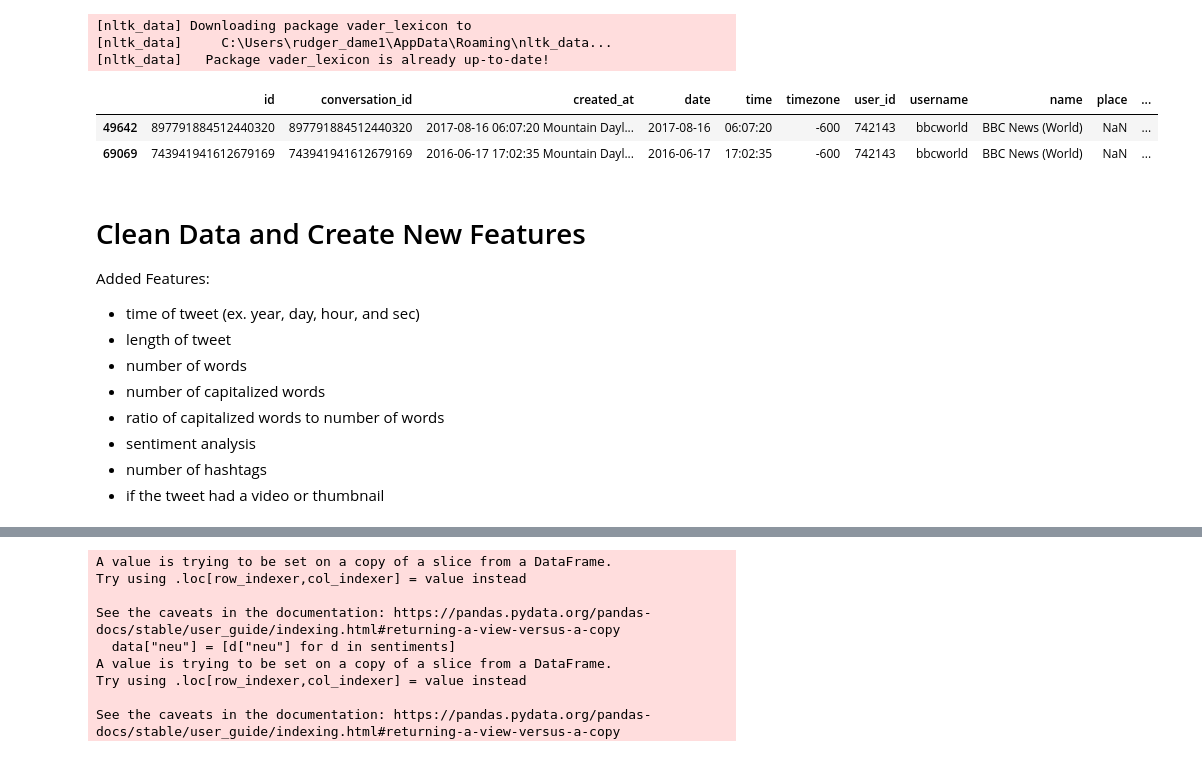
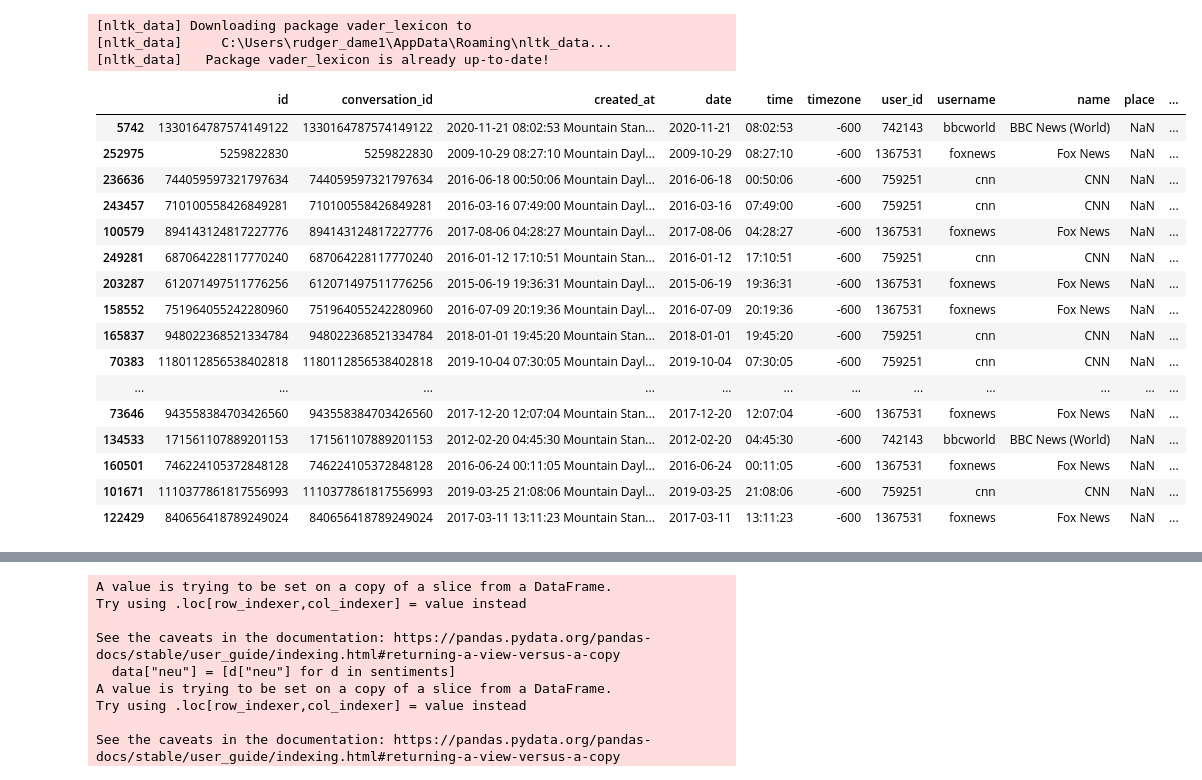
Before and after one commit to rudgerdame/Viral_Tweet_Predictor, a Jupyter notebook: Viral_Tweet_Predictor.ipynb, the cells around one changed output, grey strips where cells are left out. Drawn from its saved outputs; the diff is of its cells as text; code cells hidden in the pictures.

```diff
--- a/Viral_Tweet_Predictor.ipynb
+++ b/Viral_Tweet_Predictor.ipynb
@@ -35,30 +35,33 @@ pd.set_option('display.max_columns', None)
 [nltk_data]     C:\Users\rudger_dame1\AppData\Roaming\nltk_data...
 [nltk_data]   Package vader_lexicon is already up-to-date!
 # %%
-cnn = pd.read_csv("CNN_tweets.csv", sep='\t')
+cnn = pd.read_csv("CNN.csv", sep='\t')
 cnn["cat"] = 1
-fox = pd.read_csv("FOX_tweets.csv", sep='\t')
+fox = pd.read_csv("FOX.csv", sep='\t')
 fox["cat"] = 0
-bbc = pd.read_csv("BBC_tweets.csv", sep='\t')
+bbc = pd.read_csv("BBC.csv", sep='\t')
 bbc["cat"] = 2
 
 data = pd.concat([cnn, fox, bbc])
 data2 = data.sample(frac=1)
 data = data2[:len(data2)//10]
 seconds_in_day = 24*60*60
-data.head(2)
+data.head(50)
 # %% [output]
 |  | id | conversation_id | created_at | date | time | timezone | user_id | username | name | place | ... |
-| 49642 | 897791884512440320 | 897791884512440320 | 2017-08-16 06:07:20 Mountain Dayl... | 2017-08-16 | 06:07:20 | -600 | 742143 | bbcworld | BBC News (World) | NaN | ... |
-| 69069 | 743941941612679169 | 743941941612679169 | 2016-06-17 17:02:35 Mountain Dayl... | 2016-06-17 | 17:02:35 | -600 | 742143 | bbcworld | BBC News (World) | NaN | ... |
+| 5742 | 1330164787574149122 | 1330164787574149122 | 2020-11-21 08:02:53 Mountain Stan... | 2020-11-21 | 08:02:53 | -600 | 742143 | bbcworld | BBC News (World) | NaN | ... |
+| 252975 | 5259822830 | 5259822830 | 2009-10-29 08:27:10 Mountain Dayl... | 2009-10-29 | 08:27:10 | -600 | 1367531 | foxnews | Fox News | NaN | ... |
+| 236636 | 744059597321797634 | 744059597321797634 | 2016-06-18 00:50:06 Mountain Dayl... | 2016-06-18 | 00:50:06 | -600 | 759251 | cnn | CNN | NaN | ... |
+| 243457 | 710100558426849281 | 710100558426849281 | 2016-03-16 07:49:00 Mountain Dayl... | 2016-03-16 | 07:49:00 | -600 | 759251 | cnn | CNN | NaN | ... |
+| 100579 | 894143124817227776 | 894143124817227776 | 2017-08-06 04:28:27 Mountain Dayl... | 2017-08-06 | 04:28:27 | -600 | 1367531 | foxnews | Fox News | NaN | ... |
+| 249281 | 687064228117770240 | 687064228117770240 | 2016-01-12 17:10:51 Mountain Stan... | 2016-01-12 | 17:10:51 | -600 | 759251 | cnn | CNN | NaN | ... |
+| 203287 | 612071497511776256 | 612071497511776256 | 2015-06-19 19:36:31 Mountain Dayl... | 2015-06-19 | 19:36:31 | -600 | 1367531 | foxnews | Fox News | NaN | ... |
+| 158552 | 751964055242280960 | 751964055242280960 | 2016-07-09 20:19:36 Mountain Dayl... | 2016-07-09 | 20:19:36 | -600 | 1367531 | foxnews | Fox News | NaN | ... |
+| 165837 | 948022368521334784 | 948022368521334784 | 2018-01-01 19:45:20 Mountain Stan... | 2018-01-01 | 19:45:20 | -600 | 759251 | cnn | CNN | NaN | ... |
+| 70383 | 1180112856538402818 | 1180112856538402818 | 2019-10-04 07:30:05 Mountain Dayl... | 2019-10-04 | 07:30:05 | -600 | 759251 | cnn | CNN | NaN | ... |
+| ... | ... | ... | ... | ... | ... | ... | ... | ... | ... | ... | ... |
+| 73646 | 943558384703426560 | 943558384703426560 | 2017-12-20 12:07:04 Mountain Stan... | 2017-12-20 | 12:07:04 | -600 | 1367531 | foxnews | Fox News | NaN | ... |
+| 134533 | 171561107889201153 | 171561107889201153 | 2012-02-20 04:45:30 Mountain Stan... | 2012-02-20 | 04:45:30 | -600 | 742143 | bbcworld | BBC News (World) | NaN | ... |
+| 160501 | 746224105372848128 | 746224105372848128 | 2016-06-24 00:11:05 Mountain Dayl... | 2016-06-24 | 00:11:05 | -600 | 1367531 | foxnews | Fox News | NaN | ... |
+| 101671 | 1110377861817556993 | 1110377861817556993 | 2019-03-25 21:08:06 Mountain Dayl... | 2019-03-25 | 21:08:06 | -600 | 759251 | cnn | CNN | NaN | ... |
+| 122429 | 840656418789249024 | 840656418789249024 | 2017-03-11 13:11:23 Mountain Stan... | 2017-03-11 | 13:11:23 | -600 | 1367531 | foxnews | Fox News | NaN | ... |
-# %% [markdown]
-# Clean Data and Create New Features
-Added Features:
-- time of tweet (ex. year, day, hour, and sec)
-- length of tweet
-- number of words
-- number of capitalized words
-- ratio of capitalized words to number of words
-- sentiment analysis
-- number of hashtags
-- if the tweet had a video or thumbnail
```
Also changed, not shown: parts of 23 cells of this notebook.
